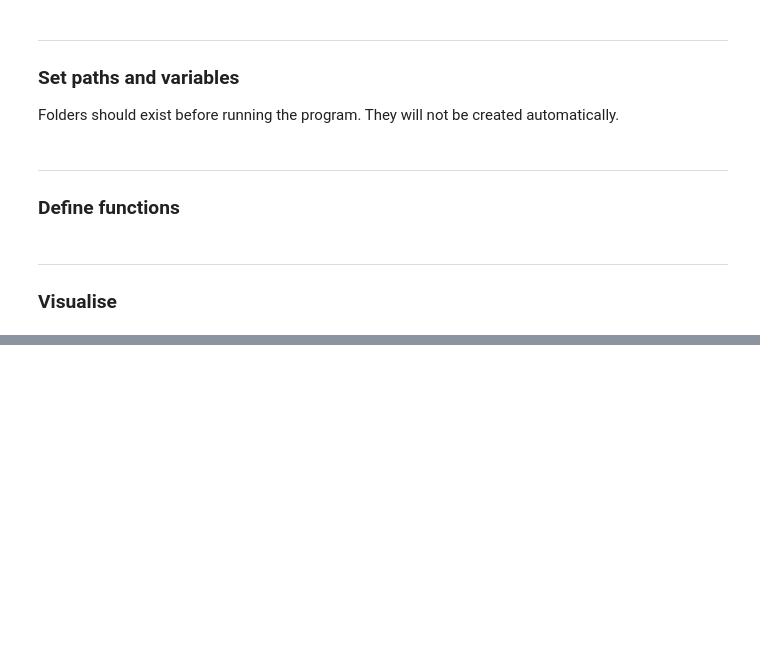
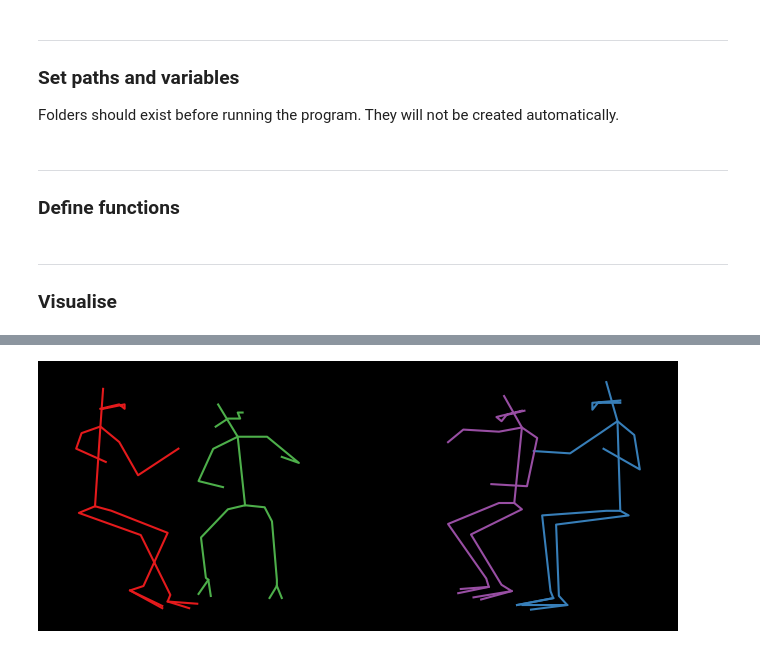
Before and after one commit to juigmend/python-miscellaneous, a Jupyter notebook: Visualise_Skeletons_DEMO.ipynb, the cells around one changed output, grey strips where cells are left out. Drawn from its saved outputs; the diff is of its cells as text; code cells hidden in the pictures; blank space fills up the shorter version.

```diff
--- a/Visualise_Skeletons_DEMO.ipynb
+++ b/Visualise_Skeletons_DEMO.ipynb
@@ -155,9 +155,9 @@ def viskeletons( json_ffn, i_frames, pic_ffn_ne, viskelpar):
 ***
 ### Visualise
 # %%
-# i_frames = 0
+i_frames = 0  # <--- frames: int, [start,end], or 'all'
+# i_frames = [0, int(3*viskelpar['fps'])]
 # i_frames = 'all'
-i_frames = [0, int(3*viskelpar['fps'])] # <--- frames: int, [start,end], or 'all'
 
 anim = viskeletons( json_ffn, i_frames, pic_ffn_ne, viskelpar)
 
@@ -168,0 +168 @@ if anim:
+[figure, added]
```
Also changed, not shown: parts of 2 cells of this notebook.
